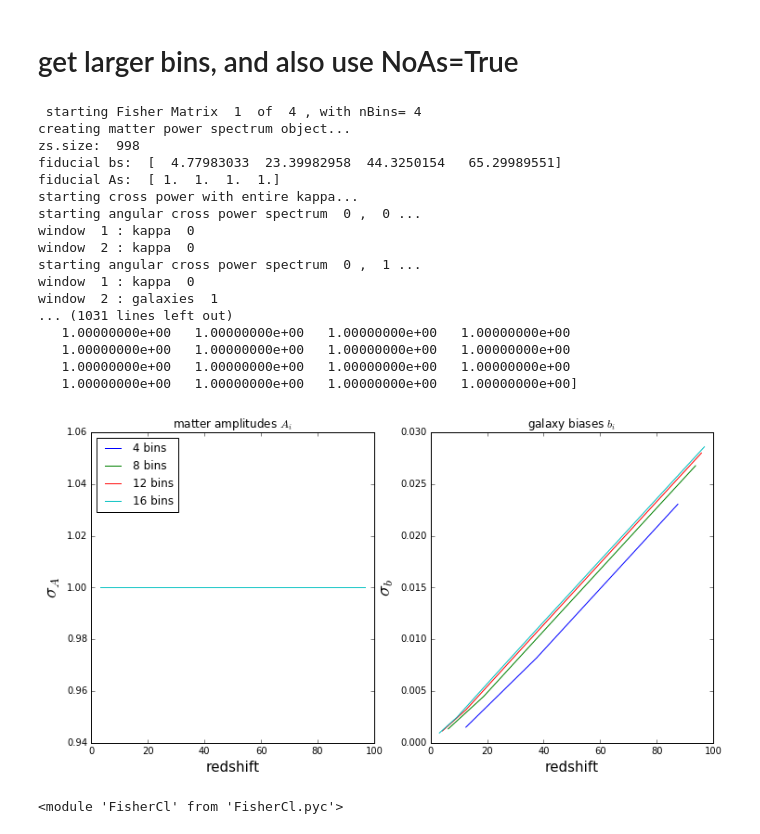
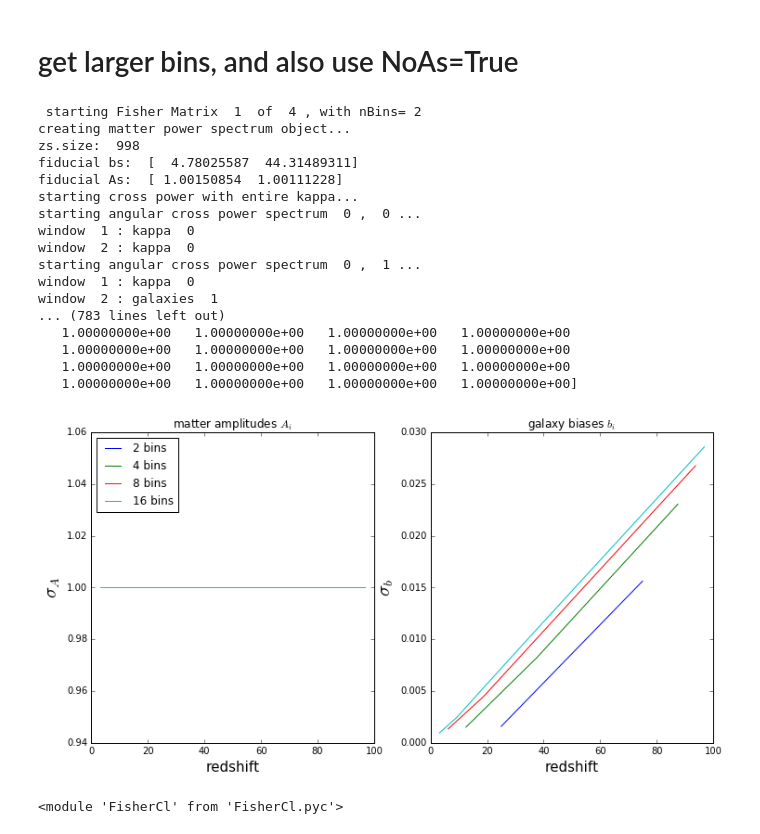
Before and after one commit to RIKnight/Fisher-Forecasting, a Jupyter notebook: plots for comparison.ipynb, the cells around one changed output. Saved outputs shown, nothing was run; the diff lists cells and outputs as text; code cells hidden in the pictures.

```diff
--- a/plots for comparison.ipynb
+++ b/plots for comparison.ipynb
@@ -67,29 +77,28 @@ window  2 : galaxies  1
 # %% [markdown]
 # get larger bins, and also use NoAs=True
 # %%
-# with doNorm = False, useWk = True in winGalaxies (need to reload fcl.cp to change)
-reload(fcl.cp)
+# 3. with doNorm = False, useWk = True in winGalaxies
 # now with noAs
-fcl.plotSigmasByNBins(zmax=100,noAs=True)
+eigs3,fidAs3,fidBs3,sigmasA3,sigmasB3 = fcl.plotSigmasByNBins(zmax=100,noAs=True,doNorm=False,useWk=True)
 # %% [output]
- starting Fisher Matrix  1  of  4 , with nBins= 4
+ starting Fisher Matrix  1  of  4 , with nBins= 2
 creating matter power spectrum object...
 zs.size:  998
-fiducial bs:  [  4.77983033  23.39982958  44.3250154   65.29989551]
-fiducial As:  [ 1.  1.  1.  1.]
+fiducial bs:  [  4.78025587  44.31489311]
+fiducial As:  [ 1.00150854  1.00111228]
 starting cross power with entire kappa...
 starting angular cross power spectrum  0 ,  0 ...
 window  1 : kappa  0
 window  2 : kappa  0
 starting angular cross power spectrum  0 ,  1 ...
 window  1 : kappa  0
 window  2 : galaxies  1
-... (1031 lines left out)
+... (783 lines left out)
    1.00000000e+00   1.00000000e+00   1.00000000e+00   1.00000000e+00
    1.00000000e+00   1.00000000e+00   1.00000000e+00   1.00000000e+00
    1.00000000e+00   1.00000000e+00   1.00000000e+00   1.00000000e+00
    1.00000000e+00   1.00000000e+00   1.00000000e+00   1.00000000e+00]
-[figure, old version]
+[figure, new version]
 # %%
 # Simplify the analysis using the newly implemented noAs=True setting
 # Continue to use the useWk = True setting to be consistent with analytical results
```
Also changed, not shown: parts of 32 cells of this notebook, 6 other files.
